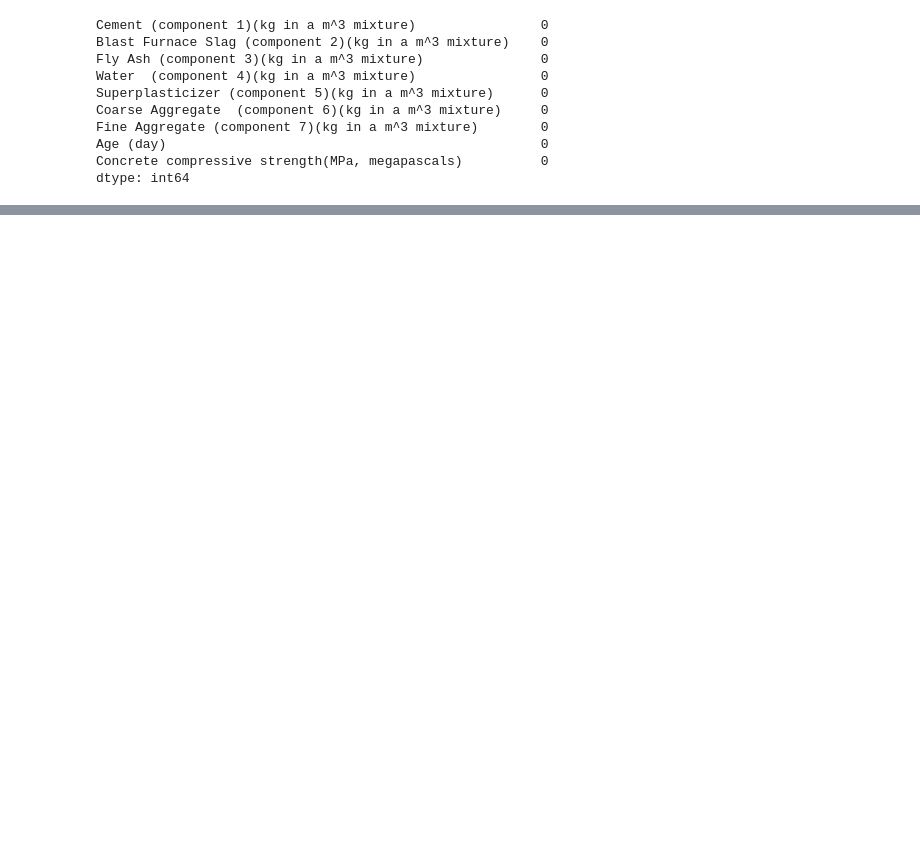
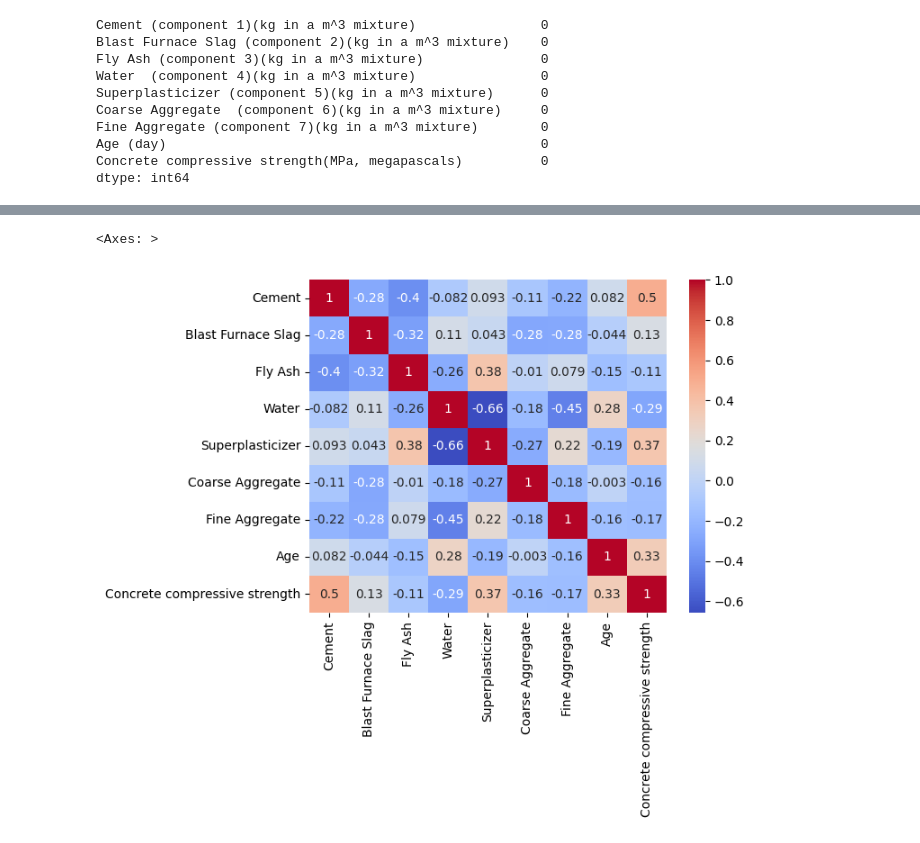
Before and after one commit to Digvijay010606/data_science_learning_projects, a Jupyter notebook: main.ipynb, the cells around one changed output, grey strips where cells are left out. Drawn from its saved outputs; the diff is of its cells as text; code cells hidden in the pictures; blank space fills up the shorter version.

```diff
--- a/main.ipynb
+++ b/main.ipynb
@@ -45,0 +107,5 @@ dtype: int64
+# %%
+sns.heatmap(df.corr(), annot=True, cmap='coolwarm')
+# %% [output]
+<Axes: >
+[figure, added]
```
Also changed, not shown: parts of 18 cells of this notebook.
